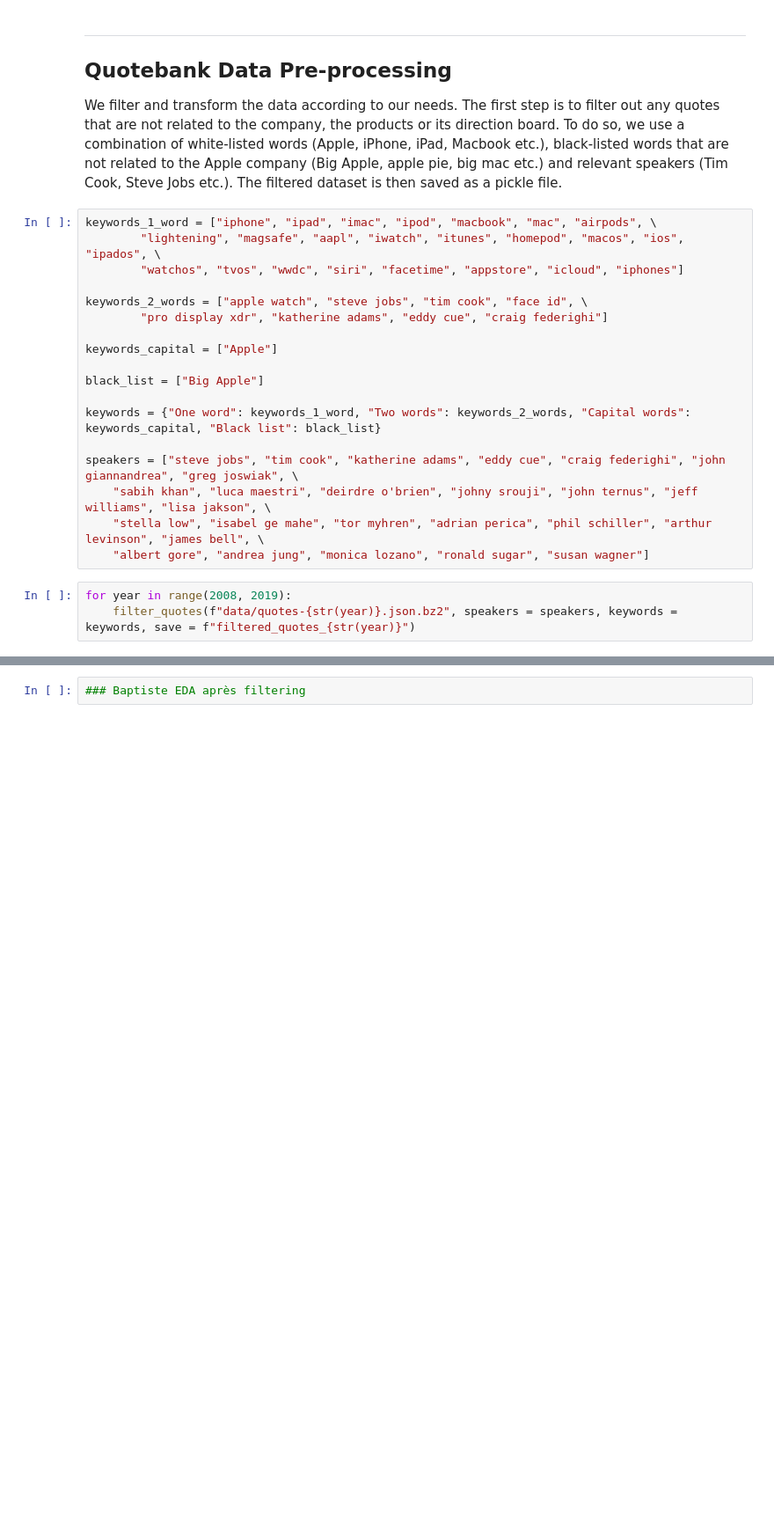
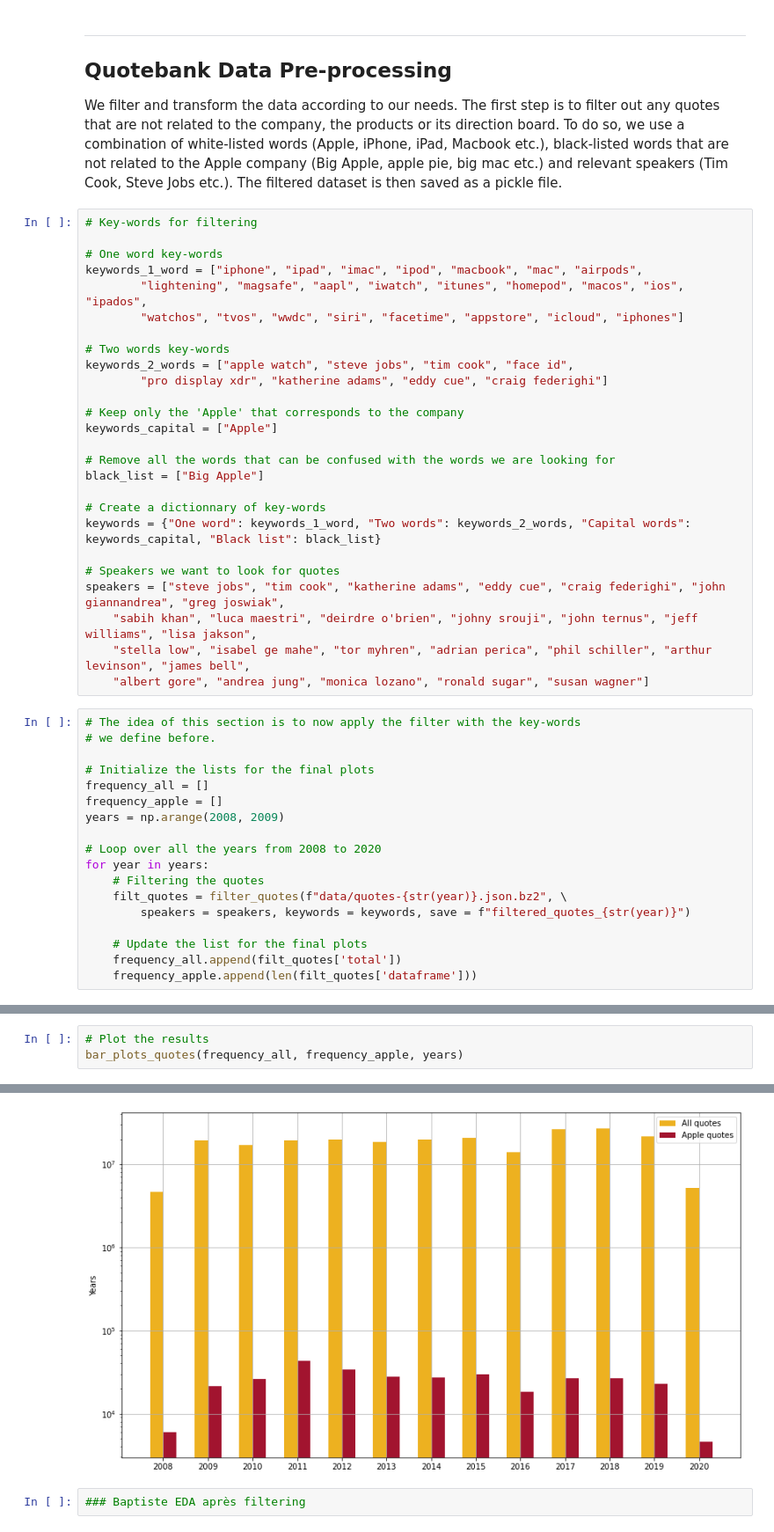
Before and after one commit to raphaelattias/apple-stock-analytics, a Jupyter notebook: main.ipynb, the cells around one changed output, grey strips where cells are left out. Shown at 88% size. Saved outputs shown, nothing was run; the diff lists cells and outputs as text; blank space fills up the shorter version.

```diff
--- a/main.ipynb
+++ b/main.ipynb
@@ -40,23 +30,46 @@ The dataset comprises the following columns :
 ## Quotebank Data Pre-processing
 We filter and transform the data according to our needs. The first step is to filter out any quotes that are not related to the company, the products or its direction board. To do so, we use a combination of white-listed words (Apple, iPhone, iPad, Macbook etc.), black-listed words that are not related to the Apple company (Big Apple, apple pie, big mac etc.) and relevant speakers (Tim Cook, Steve Jobs etc.). The filtered dataset is then saved as a pickle file.
 # %%
-keywords_1_word = ["iphone", "ipad", "imac", "ipod", "macbook", "mac", "airpods", \
-        "lightening", "magsafe", "aapl", "iwatch", "itunes", "homepod", "macos", "ios", "ipados", \
+# Key-words for filtering
+
+# One word key-words
+keywords_1_word = ["iphone", "ipad", "imac", "ipod", "macbook", "mac", "airpods",
+        "lightening", "magsafe", "aapl", "iwatch", "itunes", "homepod", "macos", "ios", "ipados",
         "watchos", "tvos", "wwdc", "siri", "facetime", "appstore", "icloud", "iphones"]
 
-keywords_2_words = ["apple watch", "steve jobs", "tim cook", "face id", \
+# Two words key-words
+keywords_2_words = ["apple watch", "steve jobs", "tim cook", "face id",
         "pro display xdr", "katherine adams", "eddy cue", "craig federighi"]
 
+# Keep only the 'Apple' that corresponds to the company
 keywords_capital = ["Apple"]
 
+# Remove all the words that can be confused with the words we are looking for
 black_list = ["Big Apple"]
 
+# Create a dictionnary of key-words
 keywords = {"One word": keywords_1_word, "Two words": keywords_2_words, "Capital words": keywords_capital, "Black list": black_list}
 
-speakers = ["steve jobs", "tim cook", "katherine adams", "eddy cue", "craig federighi", "john giannandrea", "greg joswiak", \
-    "sabih khan", "luca maestri", "deirdre o'brien", "johny srouji", "john ternus", "jeff williams", "lisa jakson", \
-    "stella low", "isabel ge mahe", "tor myhren", "adrian perica", "phil schiller", "arthur levinson", "james bell", \
+# Speakers we want to look for quotes
+speakers = ["steve jobs", "tim cook", "katherine adams", "eddy cue", "craig federighi", "john giannandrea", "greg joswiak",
+    "sabih khan", "luca maestri", "deirdre o'brien", "johny srouji", "john ternus", "jeff williams", "lisa jakson",
+    "stella low", "isabel ge mahe", "tor myhren", "adrian perica", "phil schiller", "arthur levinson", "james bell",
     "albert gore", "andrea jung", "monica lozano", "ronald sugar", "susan wagner"]
-# %%
-for year in range(2008, 2019):
-    filter_quotes(f"data/quotes-{str(year)}.json.bz2", speakers = speakers, keywords = keywords, save = f"filtered_quotes_{str(year)}")
+# %%
+# The idea of this section is to now apply the filter with the key-words
+# we define before.
+
+# Initialize the lists for the final plots
+frequency_all = []
+frequency_apple = []
+years = np.arange(2008, 2009)
+
+# Loop over all the years from 2008 to 2020
+for year in years:
+    # Filtering the quotes
+    filt_quotes = filter_quotes(f"data/quotes-{str(year)}.json.bz2", \
+        speakers = speakers, keywords = keywords, save = f"filtered_quotes_{str(year)}")
+
+    # Update the list for the final plots
+    frequency_all.append(filt_quotes['total'])
+    frequency_apple.append(len(filt_quotes['dataframe']))
@@ -62,0 +83,4 @@ for year in range(2008, 2019):
+# %%
+# Plot the results
+bar_plots_quotes(frequency_all, frequency_apple, years)
+# %% [output]
@@ -63,3 +88,4 @@ for year in range(2008, 2019):
+[figure, added]
 # %%
 ### Baptiste EDA après filtering
 # %% [markdown]
```
Also changed, not shown: parts of 24 cells of this notebook, 12 other files.
